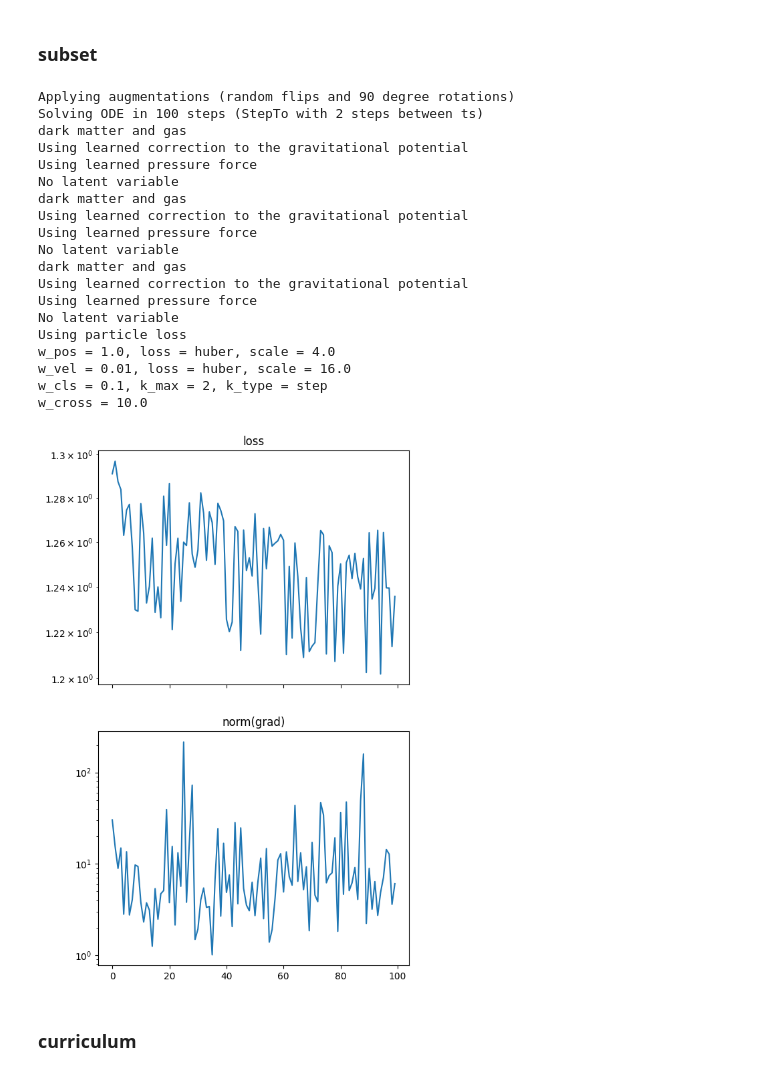
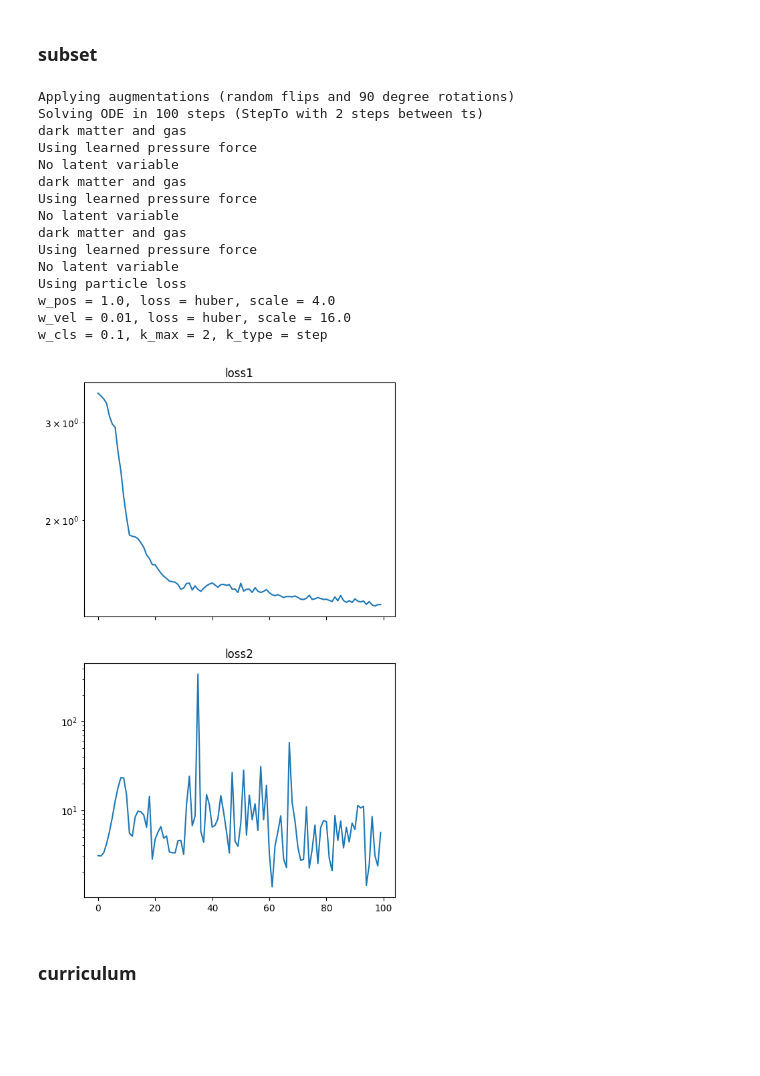
Before and after one commit to Arne-Thomsen/JaxPM, a Jupyter notebook: dev/hpm/sims/HPM_64.ipynb, the cells around one changed output. Saved outputs shown, nothing was run; the diff lists cells and outputs as text; code cells hidden in the pictures; blank space fills up the shorter version.

```diff
--- a/dev/hpm/sims/HPM_64.ipynb
+++ b/dev/hpm/sims/HPM_64.ipynb
@@ -257,7 +261,8 @@ def train_step_wrapper(i0=0, i_ref=None, aug_key=None):
         ref_cls=cls_gas[i_ref],
         ref_deltas=deltas_gas[i_ref],
         pressure_model=pressure_model,
-        gravity_model=gravity_model,
+        # gravity_model=gravity_model,
+        gravity_model=None,
         model_to_train="pressure",
         aug_key=aug_key,
         tstep=scales[(t0 <= scales) & (scales <= scales[i_ref[-1]])],
@@ -340,33 +406,27 @@ np.arange(-5, 0)
 # %%
 key = jax.random.key(71)
 
 i_ref = np.linspace(i0, 33, 5, dtype=int)[1:]
-# i_ref = np.arange(-5, 0)
+# i_ref = jnp.array([-1])
 for i in (pbar := tqdm.tqdm(range(total_steps))):
     key, subkey = jax.random.split(key)
     train_step_wrapper(i0=i0, i_ref=i_ref, aug_key=subkey)
 
-    # train_step_wrapper(i0=i0, i_ref=i_ref)
-
-plot_training(losses, grads)
+plot_dual_training(losses, grads)
 # %% [output]
 Applying augmentations (random flips and 90 degree rotations)
 Solving ODE in 100 steps (StepTo with 2 steps between ts)
 dark matter and gas
-Using learned correction to the gravitational potential
 Using learned pressure force
 No latent variable
 dark matter and gas
-Using learned correction to the gravitational potential
 Using learned pressure force
 No latent variable
 dark matter and gas
-Using learned correction to the gravitational potential
 Using learned pressure force
 No latent variable
 Using particle loss
 w_pos = 1.0, loss = huber, scale = 4.0
 w_vel = 0.01, loss = huber, scale = 16.0
 w_cls = 0.1, k_max = 2, k_type = step
-w_cross = 10.0
-[figure, old version]
+[figure, new version]
```
Also changed, not shown: parts of 9 cells of this notebook.
